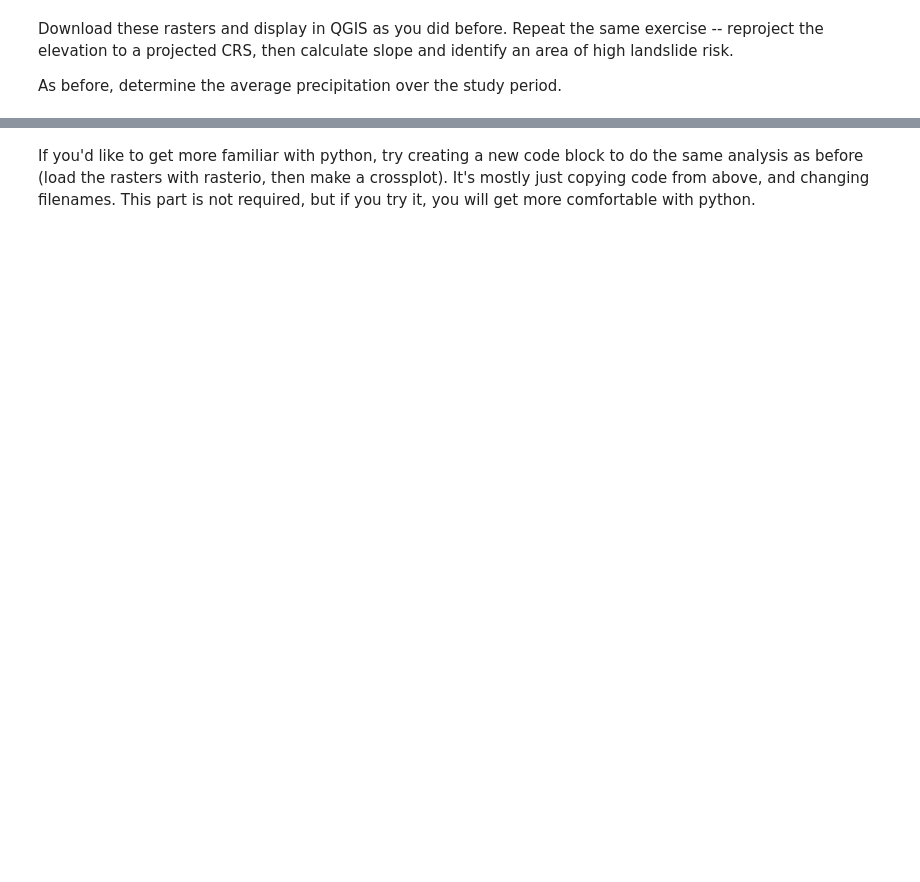
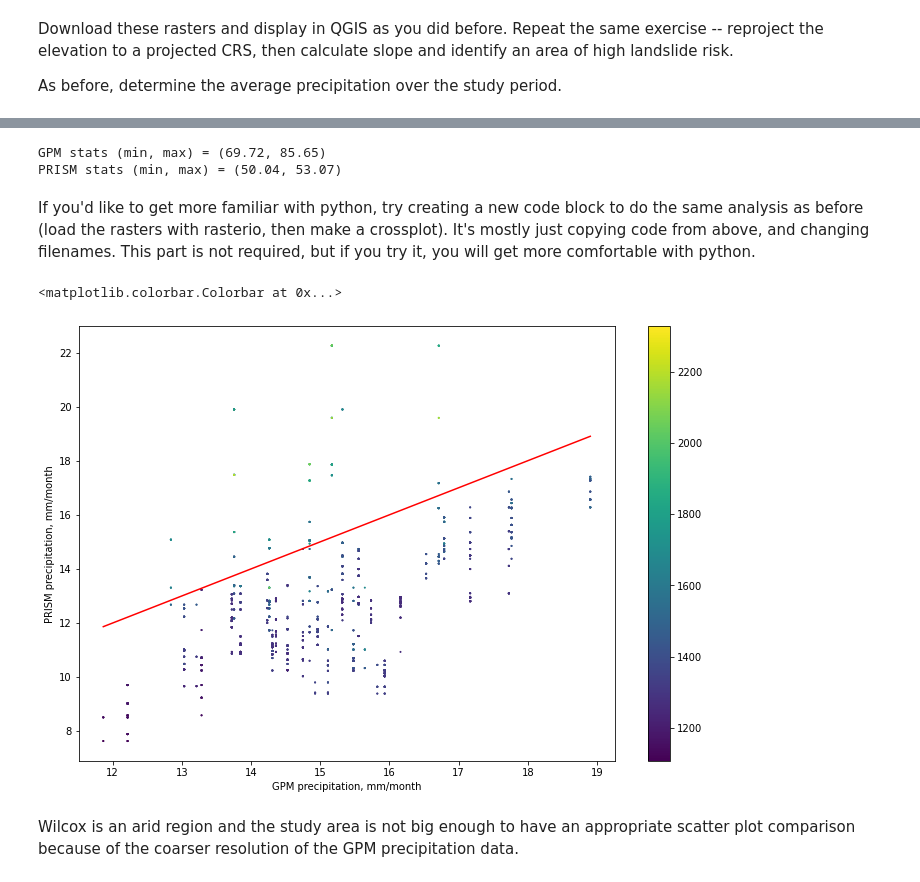
Before and after one commit to montimaj/GeoE-6001-Space, a Jupyter notebook: Lab2/rs_hydro_lab2_Sayantan.ipynb, the cells around one changed output, grey strips where cells are left out. Saved outputs shown, nothing was run; the diff lists cells and outputs as text; code cells hidden in the pictures; blank space fills up the shorter version.

```diff
--- a/Lab2/rs_hydro_lab2_Sayantan.ipynb
+++ b/Lab2/rs_hydro_lab2_Sayantan.ipynb
@@ -374,2 +438,47 @@ getLink(?,geom)
+# %%
+# create a bounding box that defines the study area. This will cover the Lake of the Ozarks region
+geom_study_area = addGeometry(-110.0775886034469,-109.54887156243127,32.04959954799513,32.5047418453504) # min long, max long, min lat, max lat
+
+# define dates of interest (inclusive).
+start = '2020-04-01'
+end = '2020-10-01'
+
+# now get gpm precipitation over the same region for a specified time period
+gpm_img_total = get_gpm_image(start, end, geom_study_area, 'sum')
+
+# now get prism precipitation over the same time period/region
+prism_img_total = get_prism_image(start, end, geom_study_area, 'sum')
+
+gpm_total_arr = to_array(gpm_img_total, geom_study_area)
+prism_total_arr = to_array(prism_img_total, geom_study_area)
+
+min_gpm, max_gpm = np.round(np.min(gpm_total_arr), 2), np.round(np.max(gpm_total_arr), 2)
+min_prism, max_prism = np.round(np.min(prism_total_arr), 2), np.round(np.max(prism_total_arr), 2)
+
+print('GPM stats (min, max) = ({}, {})'.format(min_gpm, max_gpm))
+print('PRISM stats (min, max) = ({}, {})'.format(min_prism, max_prism))
+# %% [output]
+GPM stats (min, max) = (69.72, 85.65)
+PRISM stats (min, max) = (50.04, 53.07)
 # %% [markdown]
 If you'd like to get more familiar with python, try creating a new code block to do the same analysis as before (load the rasters with rasterio, then make a crossplot). It's mostly just copying code from above, and changing filenames. This part is not required, but if you try it, you will get more comfortable with python.
+# %%
+folder_location = 'drive/MyDrive/Colab Notebooks/'
+gpm = rasterio.open(folder_location+'lab2_gpm_precip_Wilcox.tif')
+prism = rasterio.open(folder_location+'lab2_prism_precip_Wilcox.tif')
+elev = rasterio.open(folder_location+'lab2_elev_Wilcox.tif')
+# %%
+gpm_flat = gpm.read().flatten()
+prism_flat = prism.read().flatten()
+elev_flat = elev.read().flatten()
+plt.figure(figsize=(12, 8));plt.scatter(gpm_flat, prism_flat, c=elev_flat, s=1)
+reference_line=[np.nanmin(gpm_flat),np.nanmax(gpm_flat)]
+plt.plot(reference_line,reference_line, 'r')
+plt.xlabel('GPM precipitation, mm/month')
+plt.ylabel('PRISM precipitation, mm/month')
+plt.colorbar()
+# %% [output]
+<matplotlib.colorbar.Colorbar at 0x...>
+[figure, added]
+# %% [markdown]
+Wilcox is an arid region and the study area is not big enough to have an appropriate scatter plot comparison because of the coarser resolution of the GPM precipitation data.
```
Also changed, not shown: parts of 8 cells of this notebook.
